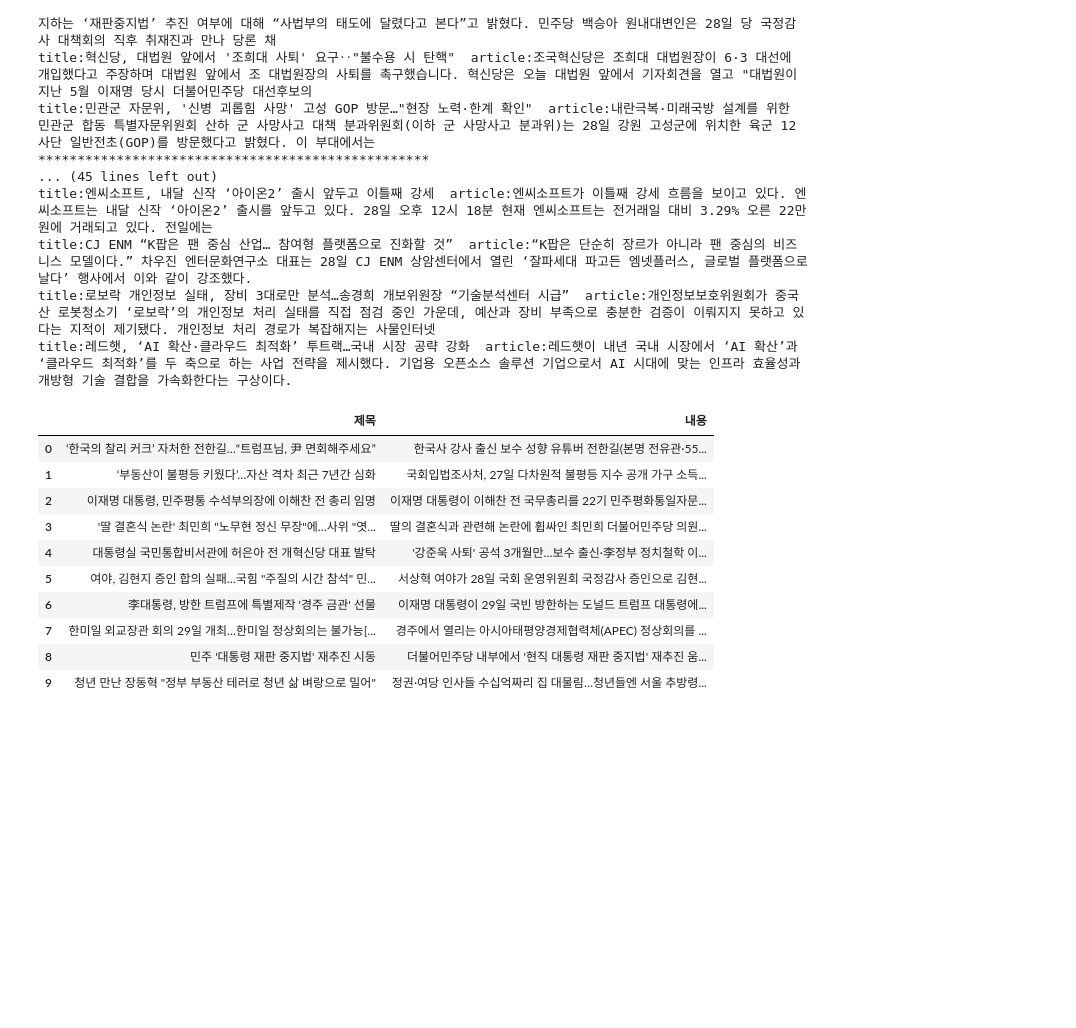
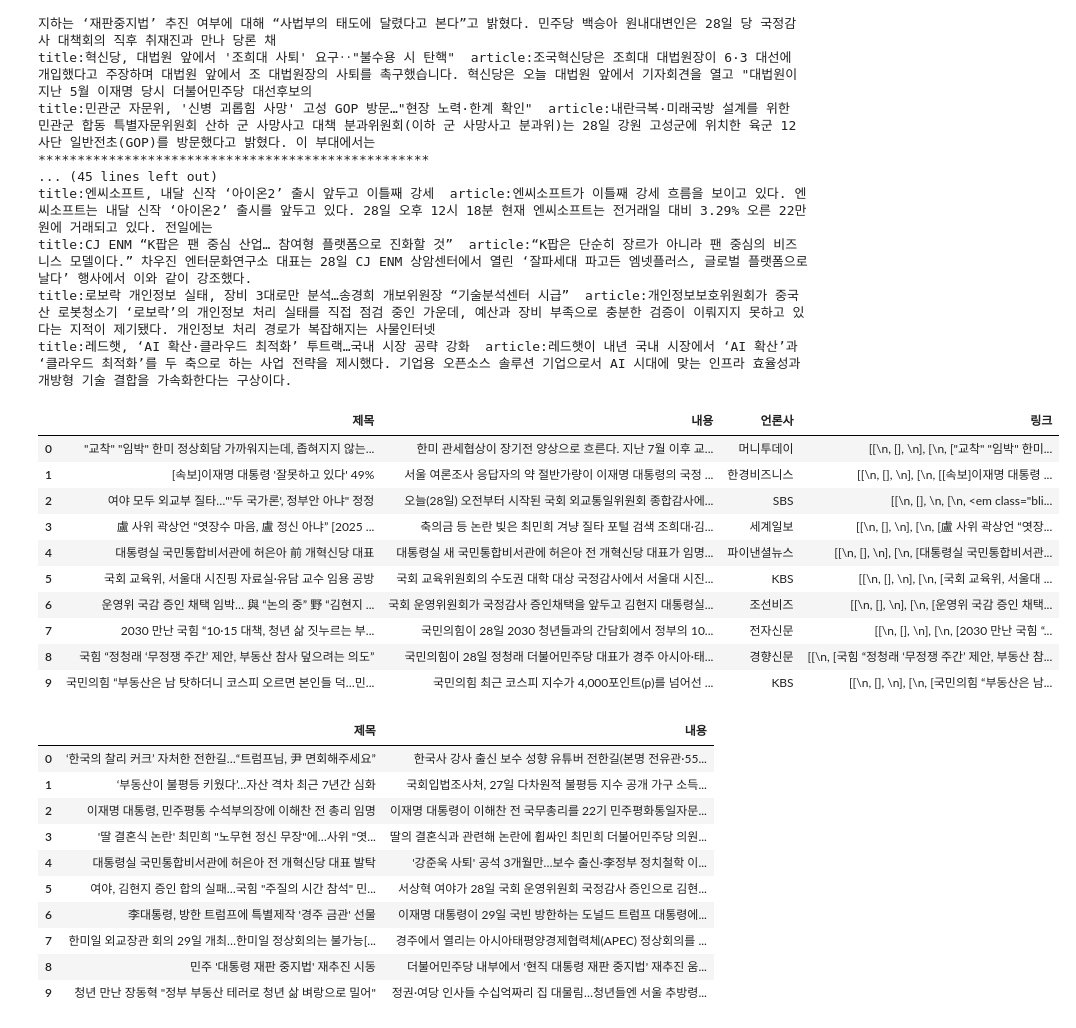
Before and after one commit to leekyuyoung2/encore_office_worker, a Jupyter notebook: 4일차/수업코드/02.ipynb, the cells around one changed output. Saved outputs shown, nothing was run; the diff lists cells and outputs as text; code cells hidden in the pictures; blank space fills up the shorter version.

```diff
--- a/4일차/수업코드/02.ipynb
+++ b/4일차/수업코드/02.ipynb
@@ -100,22 +100,39 @@ title:레드햇, ‘AI 확산·클라우드 최적화’ 투트랙…국내 시
 # %%
 import pandas as pd
 # CSS 선택자 select로 비교
 url = f'https://news.naver.com/section/100'
-response = requests.get(url)
+headers = {
+    "User-Agent": "Mozilla/5.0"
+}
+
+response = requests.get(url,headers=headers)
 html = response.text
 soup = BeautifulSoup(html, 'html.parser')
-headlines = soup.select('#newsct > div.section_component.'\
-'as_section_headline._PERSIST_CONTENT '\
-'> div.section_article.as_headline._TEMPLATE > ul > li')
+headlines = soup.select('#newsct > div.section_component.as_section_headline._PERSIST_CONTENT> div.section_article.as_headline._TEMPLATE > ul > li')
 
 data = []
 for li in headlines:
     title = li.find('strong', class_='sa_text_strong').text
     article = li.find('div', class_='sa_text_lede').text
+    press = li.select_one('.sa_text_press').text
+    link = li.select('a[data-imp-url]')
     # print(f'title:{title}  article:{article}')
-    data.append([title,article])
-df = pd.DataFrame(data,columns=['제목', '내용'])
+    data.append([title,article,press,link])
+df = pd.DataFrame(data,columns=['제목', '내용','언론사','링크'])
 df.to_csv('정치해드라인.csv', encoding='utf-8-sig', index=False)
+df
+# %% [output]
+|  | 제목 | 내용 | 언론사 | 링크 |
+| 0 | "교착" "임박" 한미 정상회담 가까워지는데, 좁혀지지 않는... | 한미 관세협상이 장기전 양상으로 흐른다. 지난 7월 이후 교... | 머니투데이 | [[\n, [], \n], [\n, ["교착" "임박" 한미... |
+| 1 | [속보]이재명 대통령 '잘못하고 있다' 49% | 서울 여론조사 응답자의 약 절반가량이 이재명 대통령의 국정 ... | 한경비즈니스 | [[\n, [], \n], [\n, [[속보]이재명 대통령 ... |
+| 2 | 여야 모두 외교부 질타…"'두 국가론', 정부안 아냐" 정정 | 오늘(28일) 오전부터 시작된 국회 외교통일위원회 종합감사에... | SBS | [[\n, [], \n, [\n, <em class="bli... |
+| 3 | 盧 사위 곽상언 “엿장수 마음, 盧 정신 아냐” [2025 ... | 축의금 등 논란 빚은 최민희 겨냥 질타 포털 검색 조희대·김... | 세계일보 | [[\n, [], \n], [\n, [盧 사위 곽상언 “엿장... |
+| 4 | 대통령실 국민통합비서관에 허은아 前 개혁신당 대표 | 대통령실 새 국민통합비서관에 허은아 전 개혁신당 대표가 임명... | 파이낸셜뉴스 | [[\n, [], \n], [\n, [대통령실 국민통합비서관... |
+| 5 | 국회 교육위, 서울대 시진핑 자료실·유담 교수 임용 공방 | 국회 교육위원회의 수도권 대학 대상 국정감사에서 서울대 시진... | KBS | [[\n, [], \n], [\n, [국회 교육위, 서울대 ... |
+| 6 | 운영위 국감 증인 채택 임박… 與 “논의 중” 野 “김현지 ... | 국회 운영위원회가 국정감사 증인채택을 앞두고 김현지 대통령실... | 조선비즈 | [[\n, [], \n], [\n, [운영위 국감 증인 채택... |
+| 7 | 2030 만난 국힘 “10·15 대책, 청년 삶 짓누르는 부... | 국민의힘이 28일 2030 청년들과의 간담회에서 정부의 10... | 전자신문 | [[\n, [], \n], [\n, [2030 만난 국힘 “... |
+| 8 | 국힘 “정청래 ‘무정쟁 주간’ 제안, 부동산 참사 덮으려는 의도” | 국민의힘이 28일 정청래 더불어민주당 대표가 경주 아시아·태... | 경향신문 | [[\n, [국힘 “정청래 ‘무정쟁 주간’ 제안, 부동산 참... |
+| 9 | 국민의힘 “부동산은 남 탓하더니 코스피 오르면 본인들 덕…민... | 국민의힘 최근 코스피 지수가 4,000포인트(p)를 넘어선 ... | KBS | [[\n, [], \n], [\n, [국민의힘 “부동산은 남... |
 # %%
 # import pandas as pd
 # data = [
```
